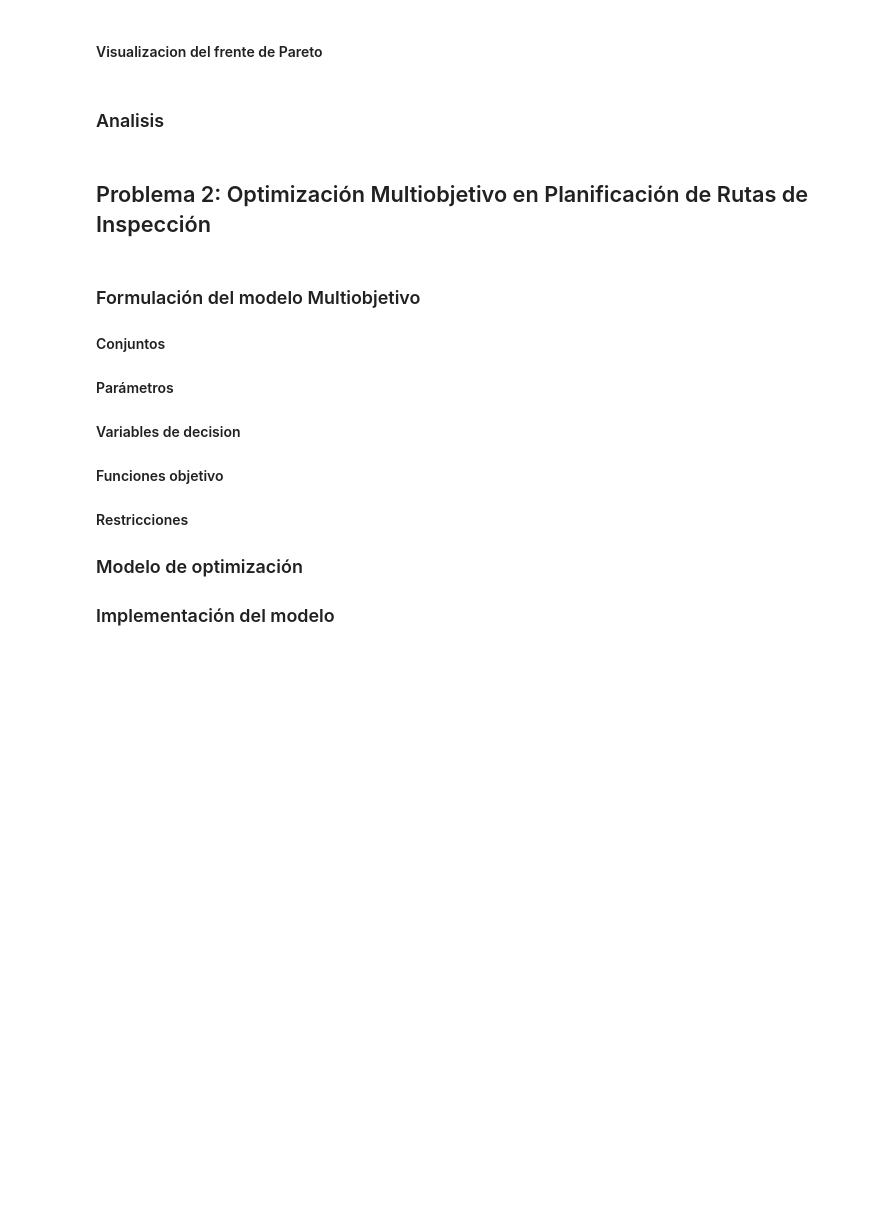
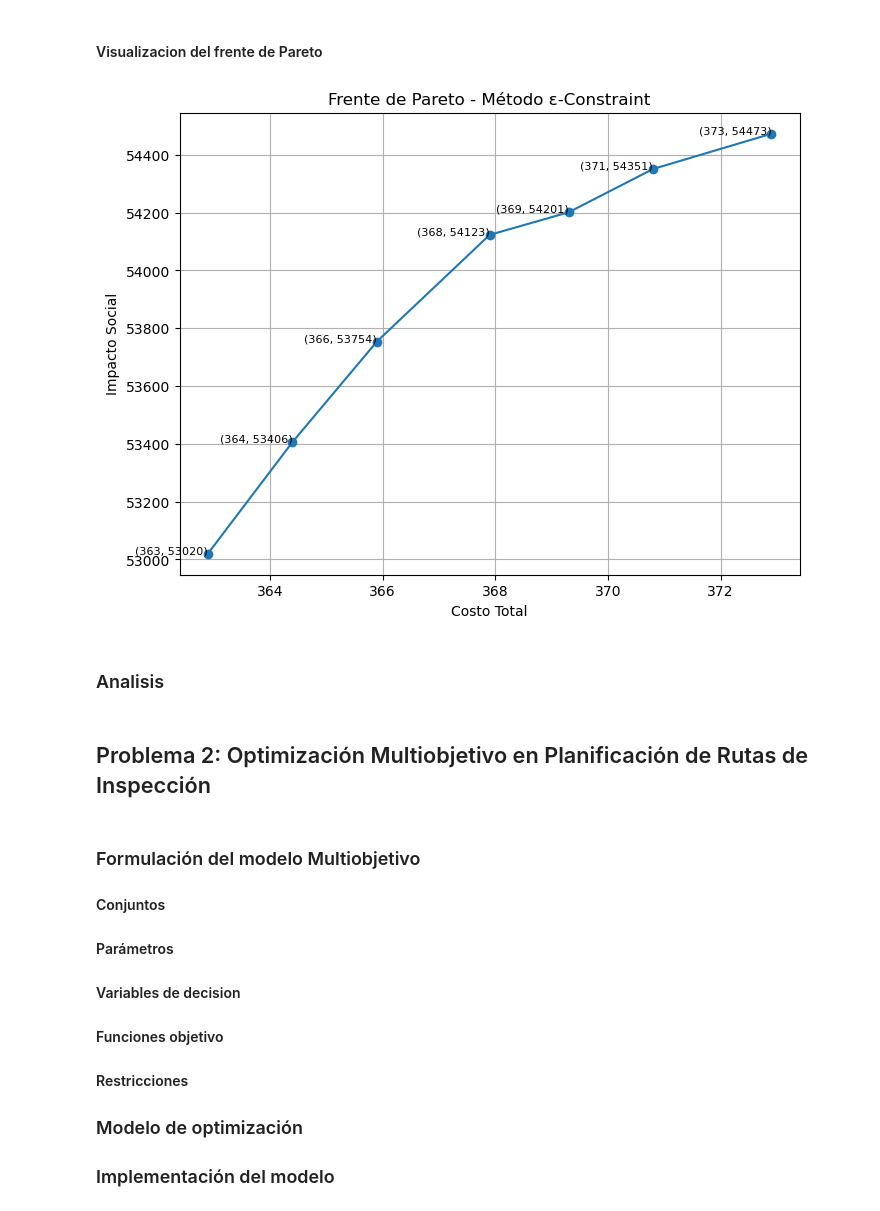
Before and after one commit to SamuelHernandez5/MOS-Actividades, a Jupyter notebook: Labs/Lab5/lab5.ipynb, the cells around one changed output. Drawn from its saved outputs; the diff is of its cells as text; code cells hidden in the pictures; blank space fills up the shorter version.

Commit message:
punto 1 sirve

```diff
--- a/Labs/Lab5/lab5.ipynb
+++ b/Labs/Lab5/lab5.ipynb
@@ -114,13 +114,14 @@ $$ y_{a,r,v} \geq 0  \in N$$
 recursos = ['alimentos', 'medicinas', 'equipo_medico', 'agua', 'mantas']
 aviones = ['A1', 'A2', 'A3', 'A4']
 zonas = ['A','B','C','D']
+viajes = ['V1', 'V2']
 
 datos_recursos = {
-    'alimentos': {'valor': 50, 'peso': 5, 'volumen': 3, 'disponibilidad': 12},
-    'medicinas': {'valor': 100, 'peso': 2, 'volumen': 1, 'disponibilidad': 15},
-    'equipo_medico': {'valor': 120, 'peso': 0.3, 'volumen': 0.5, 'disponibilidad': 40},
-    'agua': {'valor': 60, 'peso': 6, 'volumen': 4, 'disponibilidad': 15},
-    'mantas': {'valor': 40, 'peso': 3, 'volumen': 2, 'disponibilidad': 20},
+    'alimentos': {'valor': 50, 'peso': 5, 'volumen': 3, 'disponibilidad': 100}, #12
+    'medicinas': {'valor': 100, 'peso': 2, 'volumen': 1, 'disponibilidad': 150}, #15
+    'equipo_medico': {'valor': 120, 'peso': 0.3, 'volumen': 0.5, 'disponibilidad': 200}, #40
+    'agua': {'valor': 60, 'peso': 6, 'volumen': 4, 'disponibilidad': 150}, #15
+    'mantas': {'valor': 40, 'peso': 3, 'volumen': 2, 'disponibilidad': 200}, #20
 }
 
 datos_aviones = {
@@ -131,11 +132,19 @@ datos_aviones = {
 }
 
 datos_zonas = {
-    'A': {'distancia': 40, 'poblacion': 35, 'multiplicador': 15},
-    'B': {'distancia': 50, 'poblacion': 40, 'multiplicador': 20},
-    'C': {'distancia': 60, 'poblacion': 45, 'multiplicador': 25},
-    'D': {'distancia': 45, 'poblacion': 38, 'multiplicador': 18}
+    'A': {'distancia': 800, 'poblacion': 50, 'multiplicador': 1.2},
+    'B': {'distancia': 1200, 'poblacion': 70, 'multiplicador': 1.5},
+    'C': {'distancia': 1500, 'poblacion': 100, 'multiplicador': 1.8},
+    'D': {'distancia': 900, 'poblacion': 80, 'multiplicador': 1.4}
 }
+
+# toneladas (es necesario tratarlas como unidades)
+necesidades_minimas = {
+    'A': {'alimentos': 8, 'agua': 6, 'medicinas': 2, 'equipo_medico': 0.6, 'mantas': 3},
+    'B': {'alimentos': 12, 'agua': 9, 'medicinas': 3, 'equipo_medico': 0.9, 'mantas': 5},
+    'C': {'alimentos': 16, 'agua': 12, 'medicinas': 4, 'equipo_medico': 1.2, 'mantas': 7},
+    'D': {'alimentos': 10, 'agua': 8, 'medicinas': 2, 'equipo_medico': 0.6, 'mantas': 4}
+}
 # %%
 from pyomo.environ import *
 import numpy as np
@@ -308,7 +338,20 @@ ValueError: No value for uninitialized NumericValue object y[A1,alimentos,V1]
 # %% [markdown]
 #### Visualizacion del frente de Pareto
 # %%
-#codigo
+# Graficamos el frente de Pareto con etiquetas en los puntos
+plt.figure(figsize=(8,6))
+plt.plot(costos, impactos, marker='o')
+
+for i in range(len(costos)):
+    plt.text(costos[i], impactos[i], f"({costos[i]:.0f}, {impactos[i]:.0f})", fontsize=8, ha='right')
+
+plt.xlabel('Costo Total')
+plt.ylabel('Impacto Social')
+plt.title('Frente de Pareto - Método ε-Constraint')
+plt.grid(True)
+plt.show()
+# %% [output]
+[figure, added]
 # %% [markdown]
 ### Analisis
 # %% [markdown]
```
Also changed, not shown: parts of 3 cells of this notebook.
